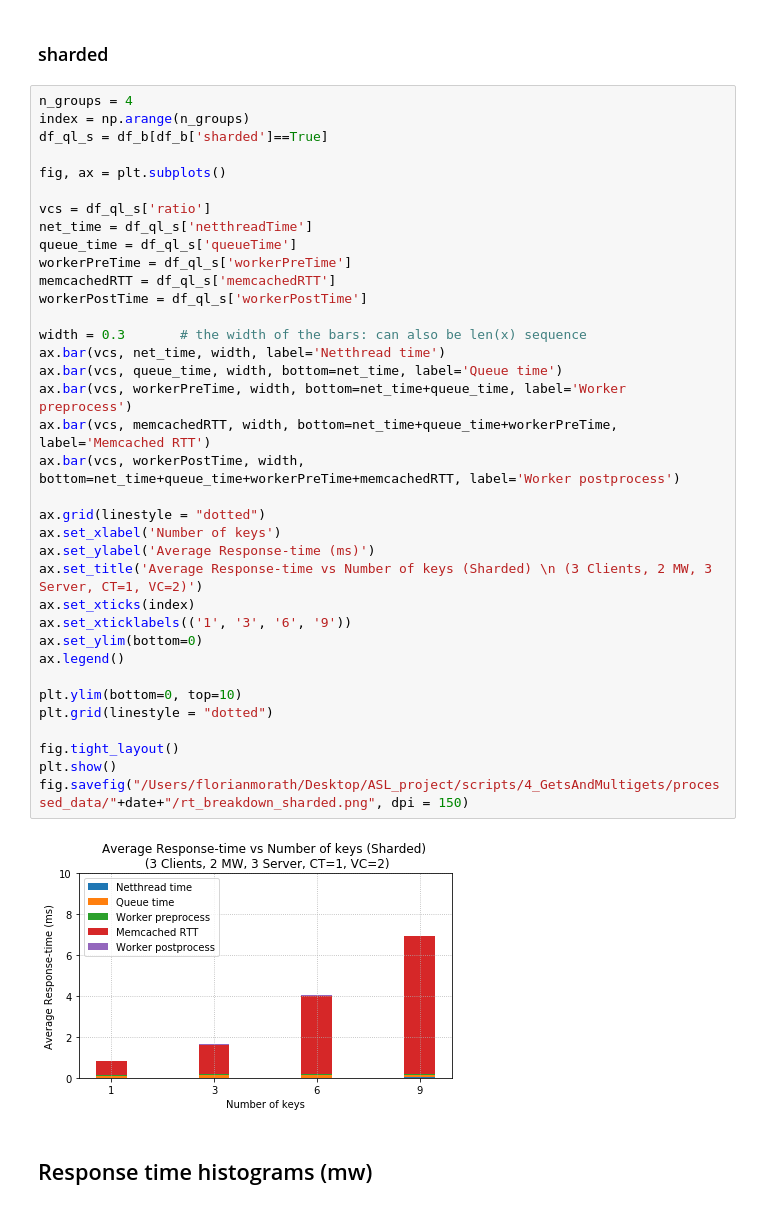
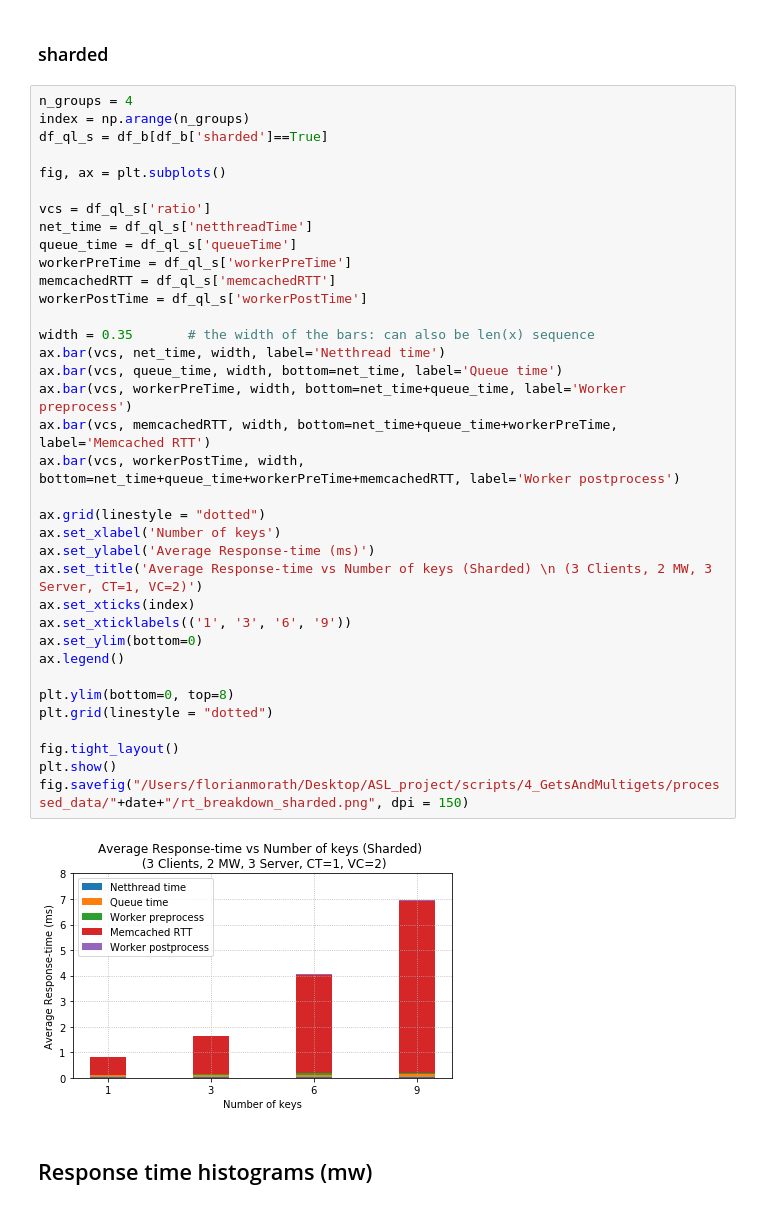
Before and after one commit to florianmorath/ASL_project, a Jupyter notebook: scripts/4_GetsAndMultigets/plot_mw-logs.ipynb, the cells around one changed output. Saved outputs shown, nothing was run; the diff lists cells and outputs as text.

Commit message:
scripts: minor plot adjustments

```diff
--- a/scripts/4_GetsAndMultigets/plot_mw-logs.ipynb
+++ b/scripts/4_GetsAndMultigets/plot_mw-logs.ipynb
@@ -175,36 +175,36 @@ df_ql_s = df_b[df_b['sharded']==True]
 fig, ax = plt.subplots()
 
 vcs = df_ql_s['ratio']
 net_time = df_ql_s['netthreadTime']
 queue_time = df_ql_s['queueTime']
 workerPreTime = df_ql_s['workerPreTime']
 memcachedRTT = df_ql_s['memcachedRTT']
 workerPostTime = df_ql_s['workerPostTime']
 
-width = 0.3       # the width of the bars: can also be len(x) sequence
+width = 0.35       # the width of the bars: can also be len(x) sequence
 ax.bar(vcs, net_time, width, label='Netthread time')
 ax.bar(vcs, queue_time, width, bottom=net_time, label='Queue time')
 ax.bar(vcs, workerPreTime, width, bottom=net_time+queue_time, label='Worker preprocess')
 ax.bar(vcs, memcachedRTT, width, bottom=net_time+queue_time+workerPreTime, label='Memcached RTT')
 ax.bar(vcs, workerPostTime, width, bottom=net_time+queue_time+workerPreTime+memcachedRTT, label='Worker postprocess')
 
 ax.grid(linestyle = "dotted")
 ax.set_xlabel('Number of keys')
 ax.set_ylabel('Average Response-time (ms)')
 ax.set_title('Average Response-time vs Number of keys (Sharded) \n (3 Clients, 2 MW, 3 Server, CT=1, VC=2)')
 ax.set_xticks(index)
 ax.set_xticklabels(('1', '3', '6', '9'))
 ax.set_ylim(bottom=0)
 ax.legend()
 
-plt.ylim(bottom=0, top=10)
+plt.ylim(bottom=0, top=8)
 plt.grid(linestyle = "dotted")
 
 fig.tight_layout()
 plt.show()
 fig.savefig("/Users/florianmorath/Desktop/ASL_project/scripts/4_GetsAndMultigets/processed_data/"+date+"/rt_breakdown_sharded.png", dpi = 150)
 # %% [output]
-[figure, old version]
+[figure, new version]
 # %% [markdown]
 ## Response time histograms (mw)
 # %%
```
Also changed, not shown: parts of 1 cell of this notebook, 19 other files.
